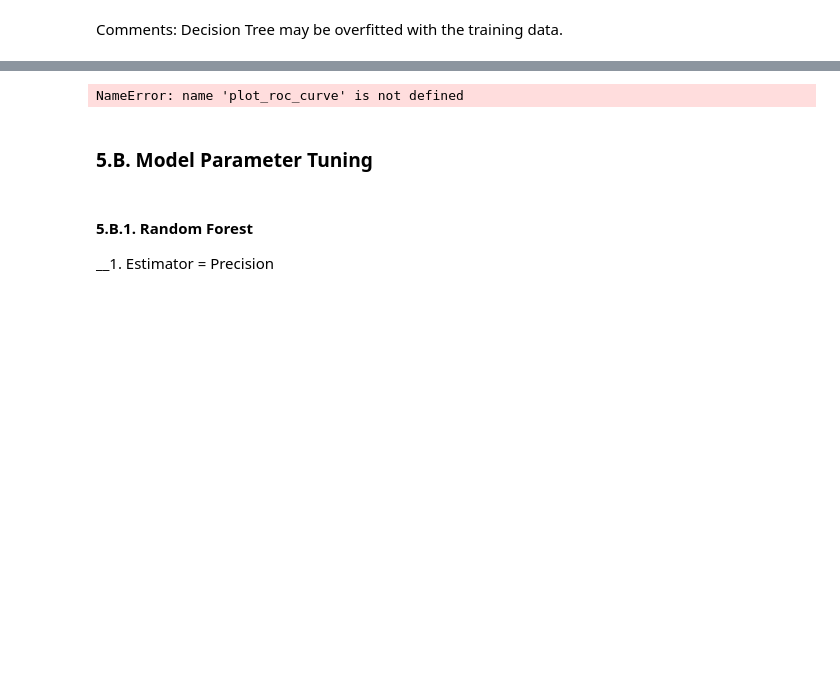
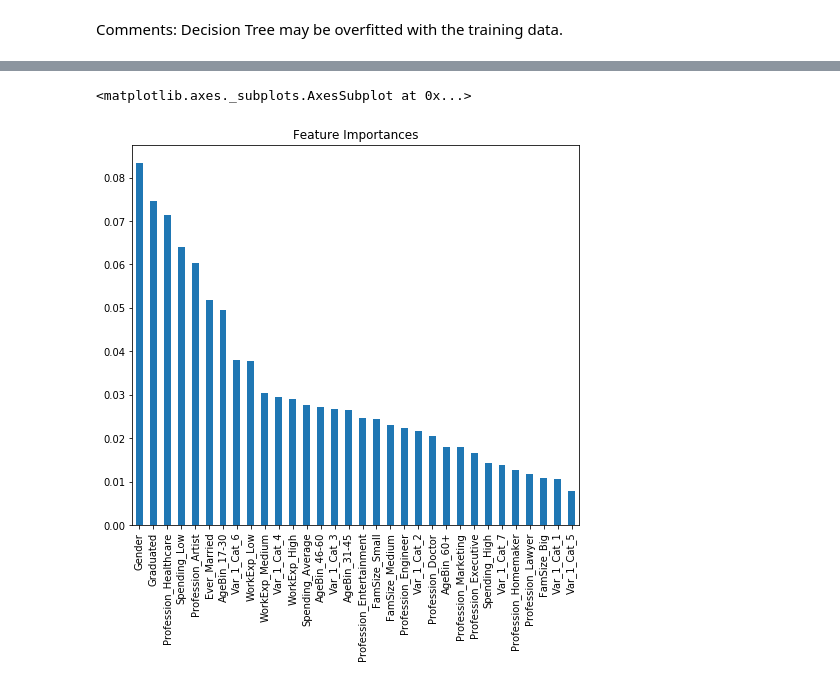
Before and after one commit to harashtaht/CustomerSegmentation, a Jupyter notebook: customerSegmentation/dataAnalysis.ipynb, the cells around one changed output, grey strips where cells are left out. Cells and saved outputs as stored; diff of their text form; code cells hidden in the pictures; blank space fills up the shorter version.

```diff
--- a/customerSegmentation/dataAnalysis.ipynb
+++ b/customerSegmentation/dataAnalysis.ipynb
@@ -1403,11 +1397 @@ Var_1_Cat_5                 0.007867
 dtype: float64
-# %%
-rfc_disp = plot_roc_curve(baseRF, X_test, y_test, ax=svc_disp.ax_)
-rfc_disp.figure_.suptitle("ROC curve comparison")
-# %% [output]
-NameError: name 'plot_roc_curve' is not defined
-# %% [markdown]
-### 5.B. Model Parameter Tuning
-# %% [markdown]
-#### 5.B.1. Random Forest
-__1. Estimator = Precision
@@ -1458,0 +1398,8 @@ plt.show()
+# %%
+plt.figure(figsize=(8,7))
+
+coef1 = pd.Series(baseRF.feature_importances_, X.columns).sort_values(ascending=False)
+coef1.plot(kind='bar', title='Feature Importances')
+# %% [output]
+<matplotlib.axes._subplots.AxesSubplot at 0x...>
+[figure, added]
```
Also changed, not shown: parts of 5 cells of this notebook.
